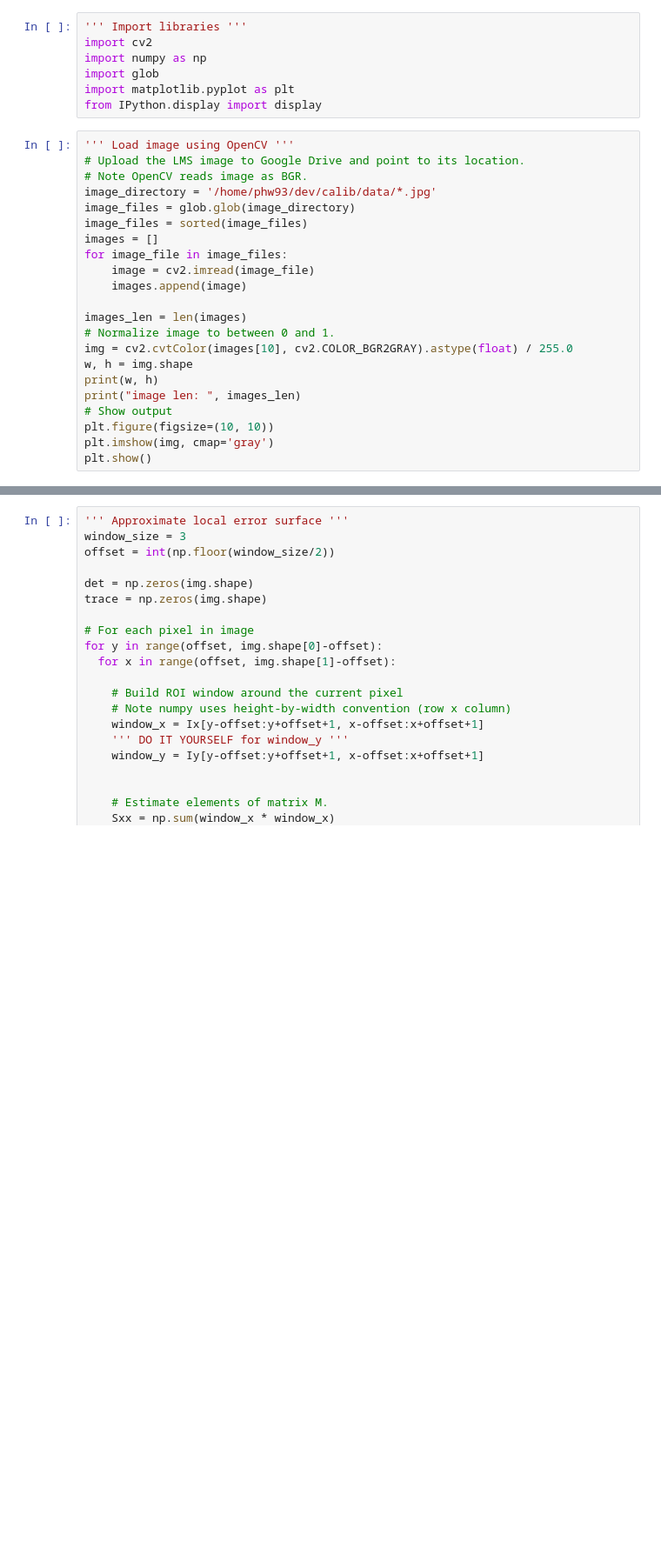
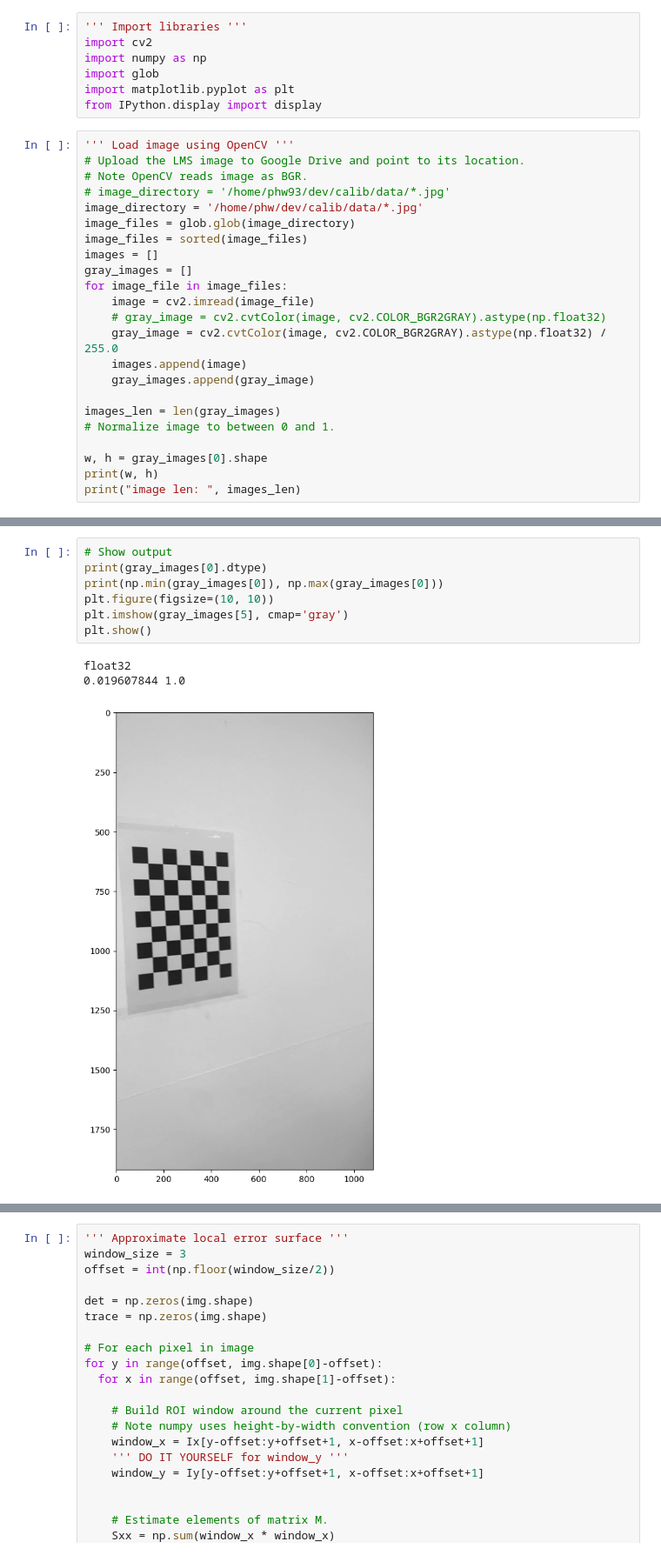
Before and after one commit to Phw9/calibration_ipynb, a Jupyter notebook: calib.ipynb, the cells around one changed output, grey strips where cells are left out. Shown: that part at 87% size. Drawn from its saved outputs; the diff is of its cells as text; blank space fills up the shorter version.

```diff
--- a/calib.ipynb
+++ b/calib.ipynb
@@ -9,23 +9,24 @@ from IPython.display import display
 ''' Load image using OpenCV '''
 # Upload the LMS image to Google Drive and point to its location.
 # Note OpenCV reads image as BGR.
-image_directory = '/home/phw93/dev/calib/data/*.jpg'
+# image_directory = '/home/phw93/dev/calib/data/*.jpg'
+image_directory = '/home/phw/dev/calib/data/*.jpg'
 image_files = glob.glob(image_directory)
 image_files = sorted(image_files)
 images = []
+gray_images = []
 for image_file in image_files:
     image = cv2.imread(image_file)
+    # gray_image = cv2.cvtColor(image, cv2.COLOR_BGR2GRAY).astype(np.float32)
+    gray_image = cv2.cvtColor(image, cv2.COLOR_BGR2GRAY).astype(np.float32) / 255.0
     images.append(image)
+    gray_images.append(gray_image)
 
-images_len = len(images)
+images_len = len(gray_images)
 # Normalize image to between 0 and 1.
-img = cv2.cvtColor(images[10], cv2.COLOR_BGR2GRAY).astype(float) / 255.0
-w, h = img.shape
+
+w, h = gray_images[0].shape
 print(w, h)
 print("image len: ", images_len)
-# Show output
-plt.figure(figsize=(10, 10))
-plt.imshow(img, cmap='gray')
-plt.show()
 # %% [output]
 1920 1080
@@ -34 +34,12 @@ image len:  1137
+# %%
+# Show output
+print(gray_images[0].dtype)
+print(np.min(gray_images[0]), np.max(gray_images[0]))
+plt.figure(figsize=(10, 10))
+plt.imshow(gray_images[5], cmap='gray')
+plt.show()
+# %% [output]
+float32
+0.019607844 1.0
+[figure, added]
 # %%
```
Also changed, not shown: parts of 9 cells of this notebook, 1 other file.
